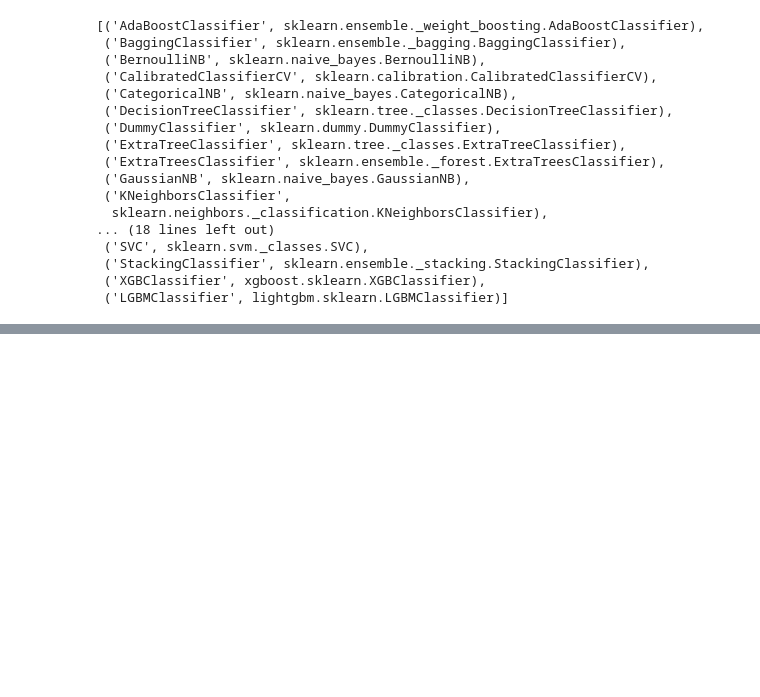
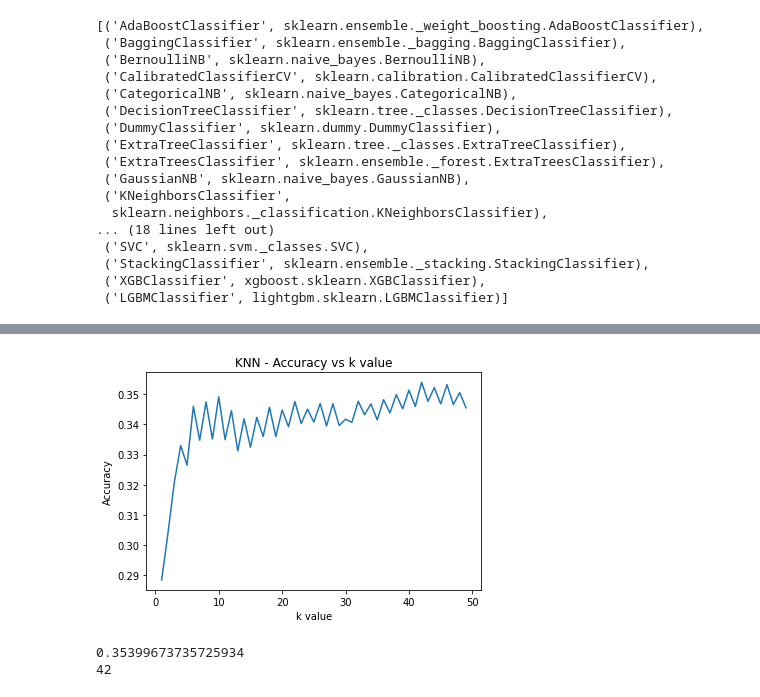
Before and after one commit to vidya2901/aUvqrX70jsiaP6fh, a Jupyter notebook: Term_Deposit_Marketing.ipynb, the cells around one changed output, grey strips where cells are left out. Saved outputs shown, nothing was run; the diff lists cells and outputs as text; code cells hidden in the pictures; blank space fills up the shorter version.

```diff
--- a/Term_Deposit_Marketing.ipynb
+++ b/Term_Deposit_Marketing.ipynb
@@ -176,0 +235,4 @@ print(models)
+# %%
+#smote balancing
+smo = SMOTE(random_state = rs)                      # Create an instance of SMOTE
+X_smo, y_smo = smo.fit_resample(X_train, y_train)           # Resample the training data
@@ -176,0 +353,28 @@ print(models)
+# %%
+#knn classifier - smote
+k_range = range(1,50)
+scores = {}
+score_list = []
+for k in k_range:
+    knn = KNeighborsClassifier(n_neighbors = k)
+    knn.fit(X_smo, y_smo)
+    y_pred_knn = knn.predict(X_test)
+    scores[k] = f1_score(y_test, y_pred_knn)
+    score_list.append(f1_score(y_test, y_pred_knn))
+# %%
+#identifying k value for best accuracy
+%matplotlib inline
+import matplotlib.pyplot as plt
+plt.plot(k_range, score_list)
+plt.xlabel('k value')
+plt.ylabel('Accuracy')
+plt.title('KNN - Accuracy vs k value')
+plt.show()
+# %% [output]
+[figure, added]
+# %%
+print(max(score_list))
+print(max(scores, key=scores.get))
+# %% [output]
+0.35399673735725934
+42
```
Also changed, not shown: parts of 35 cells of this notebook.
